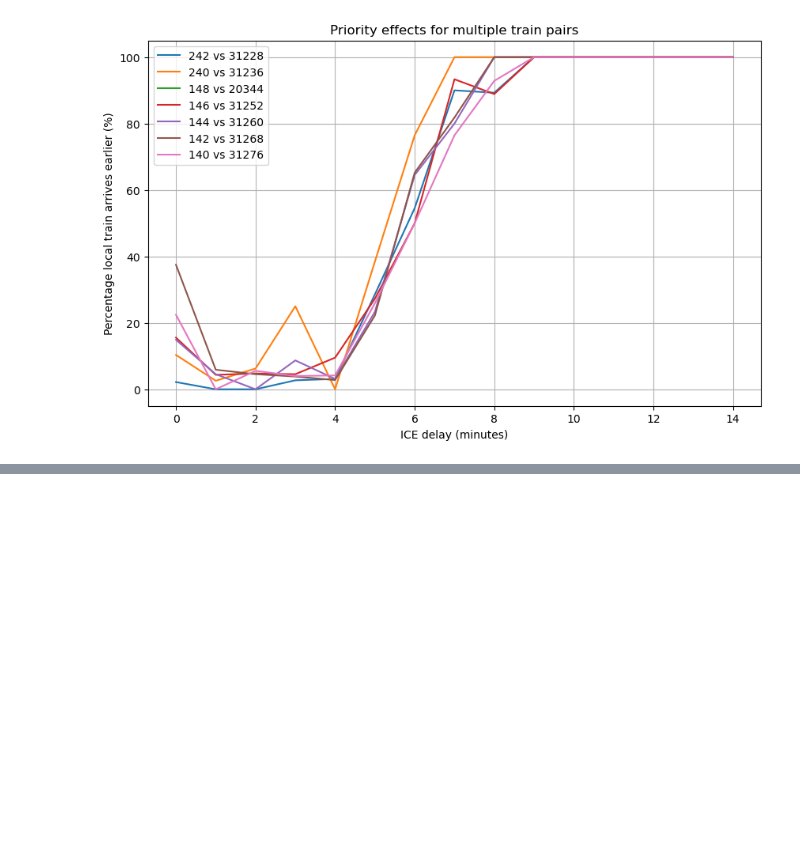
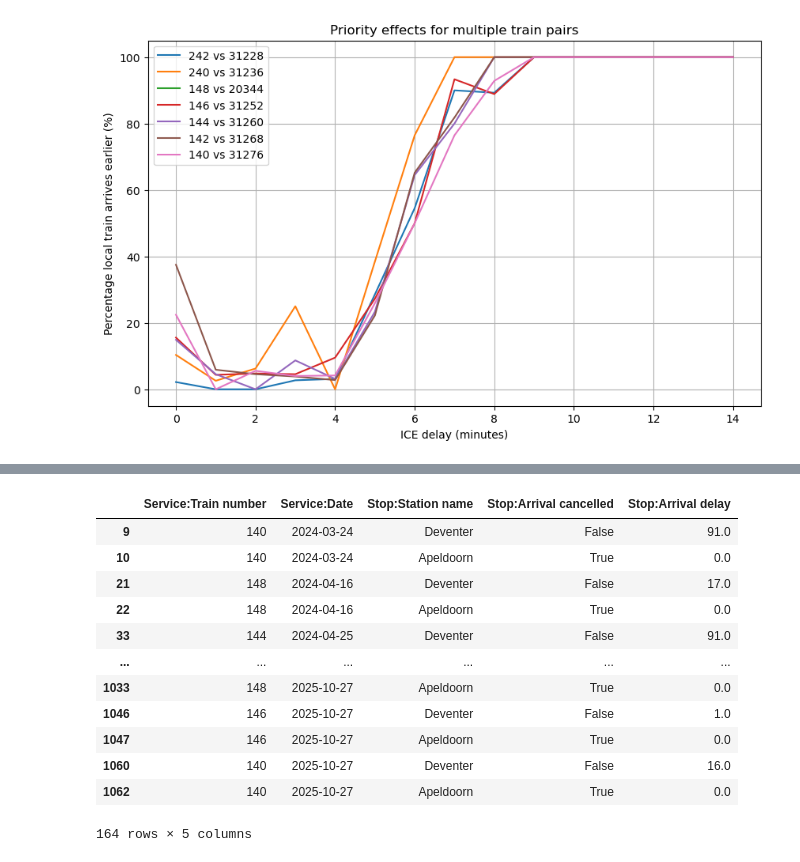
Before and after one commit to NielsvanderRijst/TIL5050-Delayed-ICE, a Jupyter notebook: data6.ipynb, the cells around one changed output, grey strips where cells are left out. Drawn from its saved outputs; the diff is of its cells as text; code cells hidden in the pictures; blank space fills up the shorter version.

```diff
--- a/data6.ipynb
+++ b/data6.ipynb
@@ -209,0 +414,46 @@ plt.show()
+# %%
+key_cols = ["Service:Train number", "Service:Date"]
+
+hengelo_ok = (
+    df[
+        (df["Stop:Station name"] == "Deventer") &
+        (df["Stop:Arrival cancelled"] == False)
+    ][key_cols]
+)
+
+deventer_cancelled = (
+    df[
+        (df["Stop:Station name"] == "Apeldoorn") &
+        (df["Stop:Arrival cancelled"] == True)
+    ][key_cols]
+)
+
+valid_keys = hengelo_ok.merge(
+    deventer_cancelled,
+    on=key_cols,
+    how="inner"
+)
+
+df_filtered = df.merge(
+    valid_keys,
+    on=key_cols,
+    how="inner"
+)
+
+df_filtered[
+    df_filtered["Stop:Station name"].isin(["Deventer", "Apeldoorn"])
+][["Service:Train number", "Service:Date", "Stop:Station name", "Stop:Arrival cancelled", "Stop:Arrival delay"]]
+# %% [output]
+|  | Service:Train number | Service:Date | Stop:Station name | Stop:Arrival cancelled | Stop:Arrival delay |
+| 9 | 140 | 2024-03-24 | Deventer | False | 91.0 |
+| 10 | 140 | 2024-03-24 | Apeldoorn | True | 0.0 |
+| 21 | 148 | 2024-04-16 | Deventer | False | 17.0 |
+| 22 | 148 | 2024-04-16 | Apeldoorn | True | 0.0 |
+| 33 | 144 | 2024-04-25 | Deventer | False | 91.0 |
+| ... | ... | ... | ... | ... | ... |
+| 1033 | 148 | 2025-10-27 | Apeldoorn | True | 0.0 |
+| 1046 | 146 | 2025-10-27 | Deventer | False | 1.0 |
+| 1047 | 146 | 2025-10-27 | Apeldoorn | True | 0.0 |
+| 1060 | 140 | 2025-10-27 | Deventer | False | 16.0 |
+| 1062 | 140 | 2025-10-27 | Apeldoorn | True | 0.0 |
+164 rows × 5 columns
```
Also changed, not shown: parts of 7 cells of this notebook, 24 other files.
